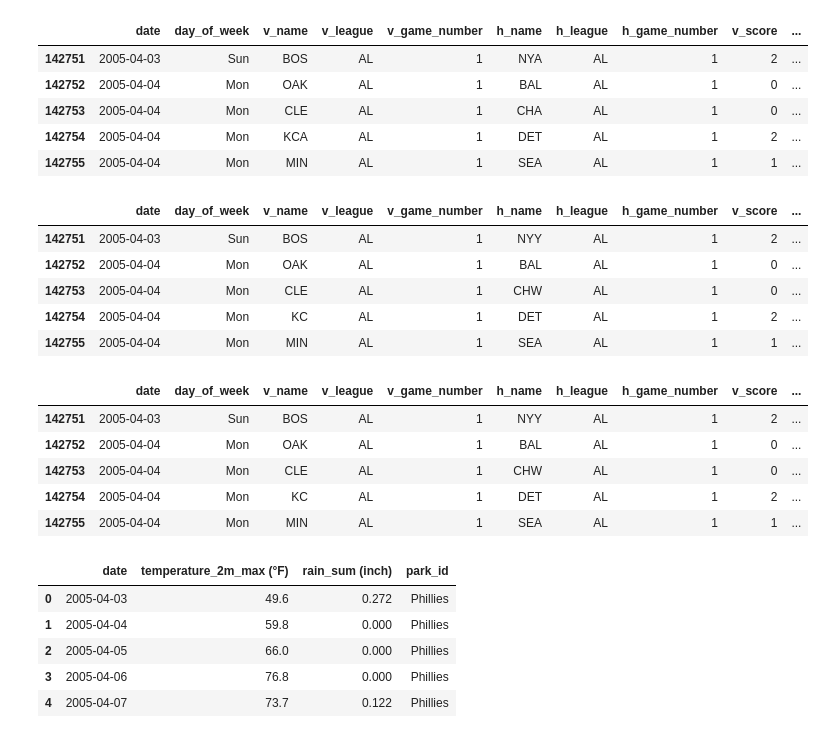
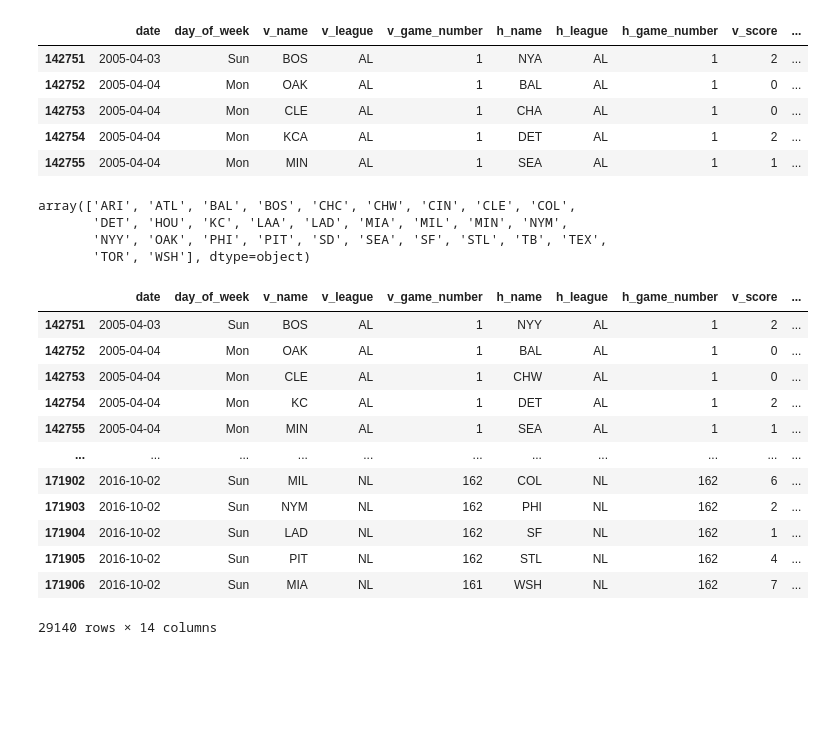
Before and after one commit to tmarchok1/DS440_project, a Jupyter notebook: DS_440code.ipynb, the cells around one changed output. Saved outputs shown, nothing was run; the diff lists cells and outputs as text; code cells hidden in the pictures; blank space fills up the shorter version.

Commit message:
Updated merging glogs & weather
Added 'city' column, changed 'park_id' to actual stadium names, merged weather based on 'location' instead of 'park_id'

```diff
--- a/DS_440code.ipynb
+++ b/DS_440code.ipynb
@@ -108,35 +108,39 @@ glogs['h_name'] = glogs['h_name'].replace({'ANA':'LAA',
                          'SLN':'STL',
                          'TBA':'TB',
                          'WAS':'WSH'})
-glogs.head()
+glogs['h_name'].sort_values().unique()
 # %% [output]
-|  | date | day_of_week | v_name | v_league | v_game_number | h_name | h_league | h_game_number | v_score | ... |
-| 142751 | 2005-04-03 | Sun | BOS | AL | 1 | NYY | AL | 1 | 2 | ... |
-| 142752 | 2005-04-04 | Mon | OAK | AL | 1 | BAL | AL | 1 | 0 | ... |
-| 142753 | 2005-04-04 | Mon | CLE | AL | 1 | CHW | AL | 1 | 0 | ... |
-| 142754 | 2005-04-04 | Mon | KC | AL | 1 | DET | AL | 1 | 2 | ... |
-| 142755 | 2005-04-04 | Mon | MIN | AL | 1 | SEA | AL | 1 | 1 | ... |
+array(['ARI', 'ATL', 'BAL', 'BOS', 'CHC', 'CHW', 'CIN', 'CLE', 'COL',
+       'DET', 'HOU', 'KC', 'LAA', 'LAD', 'MIA', 'MIL', 'MIN', 'NYM',
+       'NYY', 'OAK', 'PHI', 'PIT', 'SD', 'SEA', 'SF', 'STL', 'TB', 'TEX',
+       'TOR', 'WSH'], dtype=object)
+# %%
+# Add column 'city'
+glogs['location'] = glogs['h_name'].map({'ARI': 'Arizona', 'ATL': 'Atlanta', 'BAL': 'Baltimore', 'BOS': 'Boston', 'CHC': 'Chicago',
+                                         'CHW': 'Chicago', 'CIN': 'Cincinatti', 'CLE': 'Cleveland', 'COL': 'Colorado', 'DET': 'Detroit',
+                                         'HOU': 'Houston', 'KC': 'Kansas City', 'LAA': 'Los Angeles', 'LAD': 'Los Angeles', 'MIA': 'Miami',
+                                         'MIL': 'Miluakee', 'MIN': 'Minnesota', 'NYM': 'New York', 'NYY': 'New York', 'OAK': 'Oakland',
+                                         'PHI': 'Philadelphia', 'PIT': 'Pittsburgh', 'SD': 'San Diego', 'SEA': 'Seattle',
+                                         'SF': 'San Francisco', 'STL': 'St. Louis', 'TB': 'Tampa Bay', 'TEX': 'Texas', 'TOR': 'Toronto',
+                                         'WSH': 'Washington, D.C.'
+})
+glogs
+# %% [output]
+|  | date | day_of_week | v_name | v_league | v_game_number | h_name | h_league | h_game_number | v_score | ... |
+| 142751 | 2005-04-03 | Sun | BOS | AL | 1 | NYY | AL | 1 | 2 | ... |
+| 142752 | 2005-04-04 | Mon | OAK | AL | 1 | BAL | AL | 1 | 0 | ... |
+| 142753 | 2005-04-04 | Mon | CLE | AL | 1 | CHW | AL | 1 | 0 | ... |
+| 142754 | 2005-04-04 | Mon | KC | AL | 1 | DET | AL | 1 | 2 | ... |
+| 142755 | 2005-04-04 | Mon | MIN | AL | 1 | SEA | AL | 1 | 1 | ... |
+| ... | ... | ... | ... | ... | ... | ... | ... | ... | ... | ... |
+| 171902 | 2016-10-02 | Sun | MIL | NL | 162 | COL | NL | 162 | 6 | ... |
+| 171903 | 2016-10-02 | Sun | NYM | NL | 162 | PHI | NL | 162 | 2 | ... |
+| 171904 | 2016-10-02 | Sun | LAD | NL | 162 | SF | NL | 162 | 1 | ... |
+| 171905 | 2016-10-02 | Sun | PIT | NL | 162 | STL | NL | 162 | 4 | ... |
+| 171906 | 2016-10-02 | Sun | MIA | NL | 161 | WSH | NL | 162 | 7 | ... |
+29140 rows × 14 columns
 # %%
-glogs['time'] = glogs['day_night'].apply(lambda x: pd.to_datetime('13:00:00') if x == 'D' else pd.to_datetime('19:00:00'))
-glogs['time'] = glogs['time'].dt.time
-glogs.head()
+# Add time column - not needed anymore
+# glogs['time'] = glogs['day_night'].apply(lambda x: pd.to_datetime('13:00:00') if x == 'D' else pd.to_datetime('19:00:00'))
+# glogs['time'] = glogs['time'].dt.time
+# glogs.head()
-# %% [output]
-|  | date | day_of_week | v_name | v_league | v_game_number | h_name | h_league | h_game_number | v_score | ... |
-| 142751 | 2005-04-03 | Sun | BOS | AL | 1 | NYY | AL | 1 | 2 | ... |
-| 142752 | 2005-04-04 | Mon | OAK | AL | 1 | BAL | AL | 1 | 0 | ... |
-| 142753 | 2005-04-04 | Mon | CLE | AL | 1 | CHW | AL | 1 | 0 | ... |
-| 142754 | 2005-04-04 | Mon | KC | AL | 1 | DET | AL | 1 | 2 | ... |
-| 142755 | 2005-04-04 | Mon | MIN | AL | 1 | SEA | AL | 1 | 1 | ... |
-# %%
-# Read in weather data
-weather_PHI = pd.read_csv(r'C:\Users\travi\OneDrive\Documents\PennState\classes\2025 spring\DS 440\GitHubRepo\DS440_project\weather_PHI.csv')
-weather_PHI['date'] = pd.to_datetime(weather_PHI['date'])
-weather_PHI['park_id'] = 'Phillies'
-weather_PHI.head()
-# %% [output]
-|  | date | temperature_2m_max (°F) | rain_sum (inch) | park_id |
-| 0 | 2005-04-03 | 49.6 | 0.272 | Phillies |
-| 1 | 2005-04-04 | 59.8 | 0.000 | Phillies |
-| 2 | 2005-04-05 | 66.0 | 0.000 | Phillies |
-| 3 | 2005-04-06 | 76.8 | 0.000 | Phillies |
-| 4 | 2005-04-07 | 73.7 | 0.122 | Phillies |
```
Also changed, not shown: parts of 5 cells of this notebook, 4 other files.
